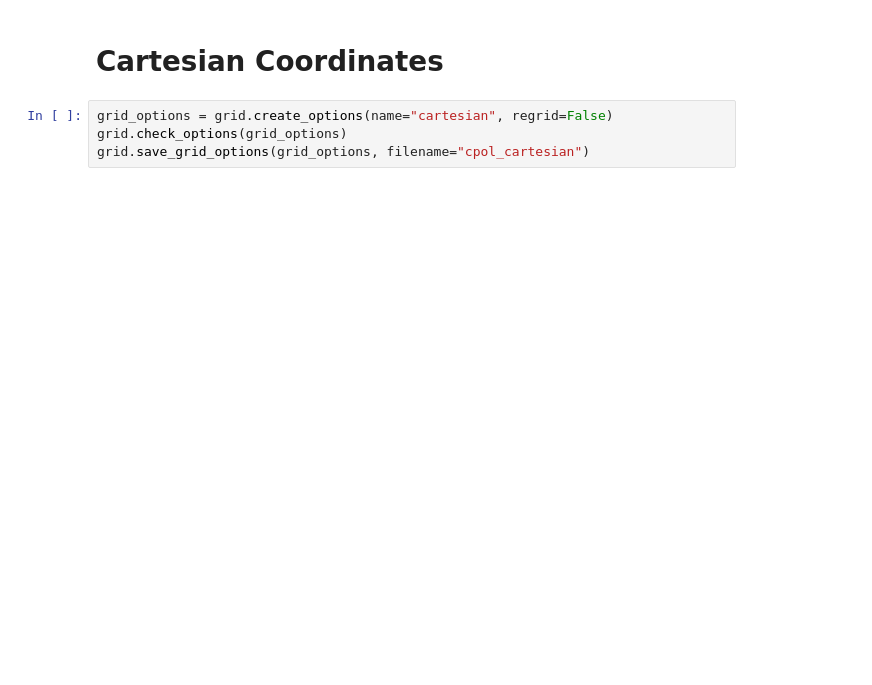
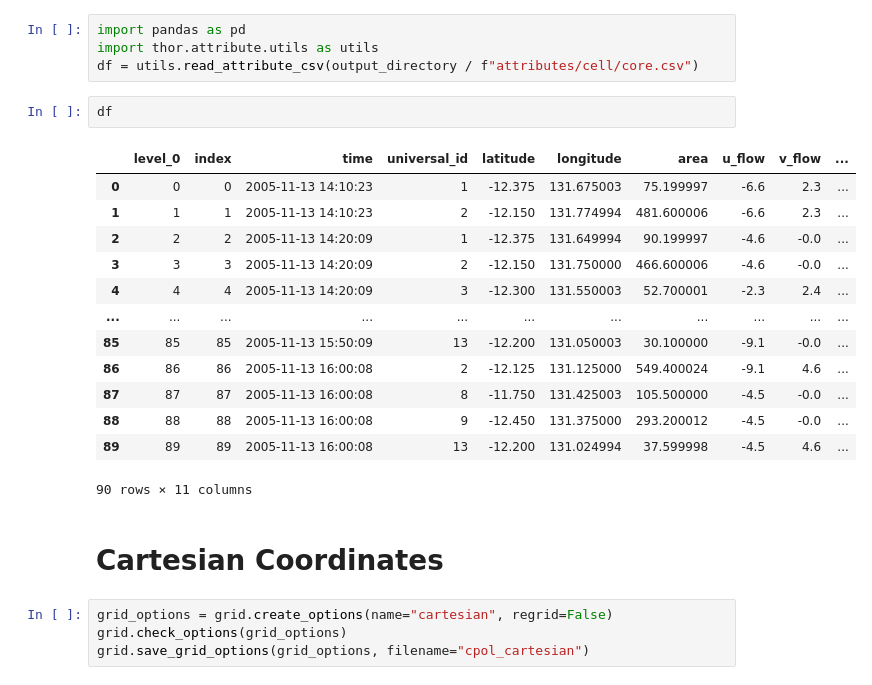
Before and after one commit to THUNER-project/THUNER, a Jupyter notebook: demo/cpol.ipynb, the cells around one changed output. Drawn from its saved outputs; the diff is of its cells as text; blank space fills up the shorter version.

Commit message:
implement attribute writing to disk

```diff
--- a/demo/cpol.ipynb
+++ b/demo/cpol.ipynb
@@ -104,3 +111,23 @@ KeyboardInterrupt:
+# %%
+import pandas as pd
+import thor.attribute.utils as utils
+df = utils.read_attribute_csv(output_directory / f"attributes/cell/core.csv")
+# %%
+df
+# %% [output]
+|  | level_0 | index | time | universal_id | latitude | longitude | area | u_flow | v_flow | ... |
+| 0 | 0 | 0 | 2005-11-13 14:10:23 | 1 | -12.375 | 131.675003 | 75.199997 | -6.6 | 2.3 | ... |
+| 1 | 1 | 1 | 2005-11-13 14:10:23 | 2 | -12.150 | 131.774994 | 481.600006 | -6.6 | 2.3 | ... |
+| 2 | 2 | 2 | 2005-11-13 14:20:09 | 1 | -12.375 | 131.649994 | 90.199997 | -4.6 | -0.0 | ... |
+| 3 | 3 | 3 | 2005-11-13 14:20:09 | 2 | -12.150 | 131.750000 | 466.600006 | -4.6 | -0.0 | ... |
+| 4 | 4 | 4 | 2005-11-13 14:20:09 | 3 | -12.300 | 131.550003 | 52.700001 | -2.3 | 2.4 | ... |
+| ... | ... | ... | ... | ... | ... | ... | ... | ... | ... | ... |
+| 85 | 85 | 85 | 2005-11-13 15:50:09 | 13 | -12.200 | 131.050003 | 30.100000 | -9.1 | -0.0 | ... |
+| 86 | 86 | 86 | 2005-11-13 16:00:08 | 2 | -12.125 | 131.125000 | 549.400024 | -9.1 | 4.6 | ... |
+| 87 | 87 | 87 | 2005-11-13 16:00:08 | 8 | -11.750 | 131.425003 | 105.500000 | -4.5 | -0.0 | ... |
+| 88 | 88 | 88 | 2005-11-13 16:00:08 | 9 | -12.450 | 131.375000 | 293.200012 | -4.5 | -0.0 | ... |
+| 89 | 89 | 89 | 2005-11-13 16:00:08 | 13 | -12.200 | 131.024994 | 37.599998 | -4.5 | 4.6 | ... |
+90 rows × 11 columns
 # %% [markdown]
 # Cartesian Coordinates
 # %%
```
Also changed, not shown: parts of 5 cells of this notebook, 19 other files.
